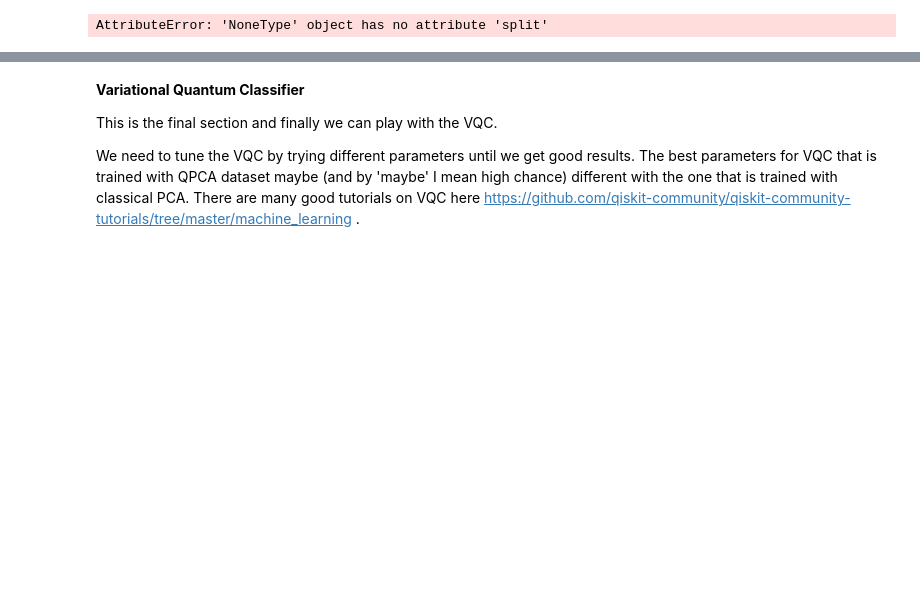
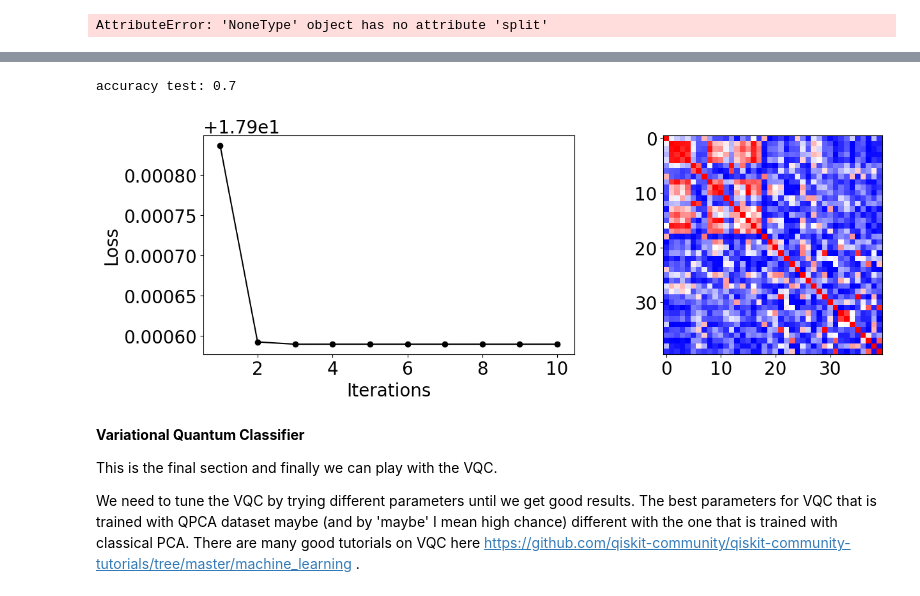
Before and after one commit to QSciTech-QuantumBC-Workshop/QuanLearnInnovators, a Jupyter notebook: vqc_pca_mnist_kernel_attempt_seb.ipynb, the cells around one changed output, grey strips where cells are left out. Cells and saved outputs as stored; diff of their text form; code cells hidden in the pictures; blank space fills up the shorter version.

```diff
--- a/vqc_pca_mnist_kernel_attempt_seb.ipynb
+++ b/vqc_pca_mnist_kernel_attempt_seb.ipynb
@@ -635,0 +805,17 @@ class QKTCallback:
+# %%
+# Instantiate quantum kernel
+quant_kernel = TrainableFidelityQuantumKernel(feature_map=fm, training_parameters=training_params)
+
+# Set up the optimizer
+cb_qkt = QKTCallback()
+spsa_opt = SPSA(maxiter=10, callback=cb_qkt.callback, learning_rate=0.05, perturbation=0.05)
+
+# Instantiate a quantum kernel trainer.
+qkt = QuantumKernelTrainer(
+    quantum_kernel=quant_kernel, loss="svc_loss", optimizer=spsa_opt, initial_point=[np.pi / 2]
+)
+# %%
+# Train the kernel using QKT directly
+qka_results = qkt.fit(x_train_small_pca, y_train)
+optimized_kernel = qka_results.quantum_kernel
+print(qka_results)
@@ -635,0 +831,29 @@ class QKTCallback:
+# %%
+# Use QSVC for classification
+qsvc = QSVC(quantum_kernel=optimized_kernel)
+
+# Fit the QSVC
+qsvc.fit(X_train, y_train)
+
+# Predict the labels
+labels_test = qsvc.predict(X_test)
+
+# Evalaute the test accuracy
+accuracy_test = metrics.balanced_accuracy_score(y_true=y_test, y_pred=labels_test)
+print(f"accuracy test: {accuracy_test}")
+# %% [output]
+accuracy test: 0.7
+# %%
+plot_data = cb_qkt.get_callback_data()  # callback data
+K = optimized_kernel.evaluate(X_train)  # kernel matrix evaluated on the training samples
+
+plt.rcParams["font.size"] = 20
+fig, ax = plt.subplots(1, 2, figsize=(14, 5))
+ax[0].plot([i + 1 for i in range(len(plot_data[0]))], np.array(plot_data[2]), c="k", marker="o")
+ax[0].set_xlabel("Iterations")
+ax[0].set_ylabel("Loss")
+ax[1].imshow(K, cmap=matplotlib.colormaps["bwr"])
+fig.tight_layout()
+plt.show()
+# %% [output]
+[figure, added]
```
Also changed, not shown: parts of 34 cells of this notebook.
